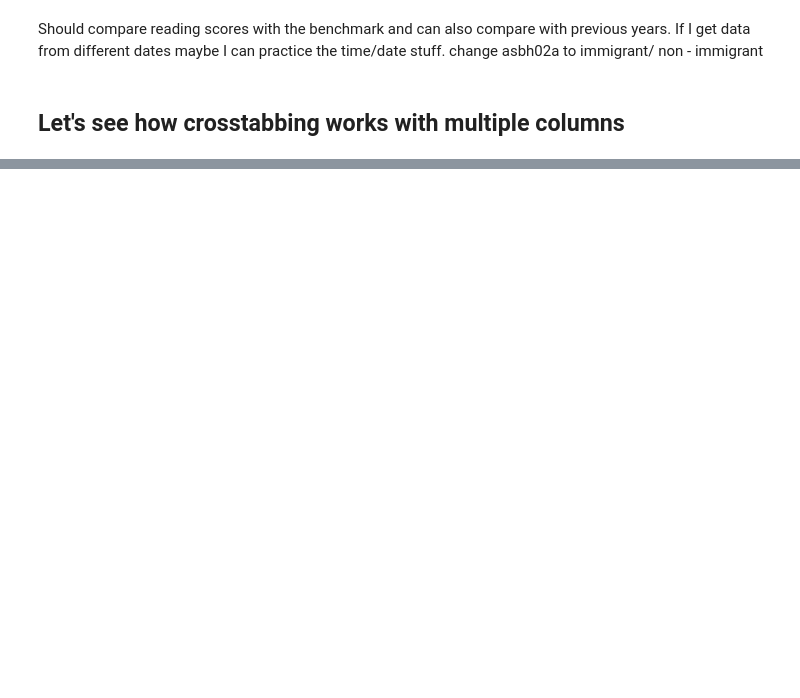
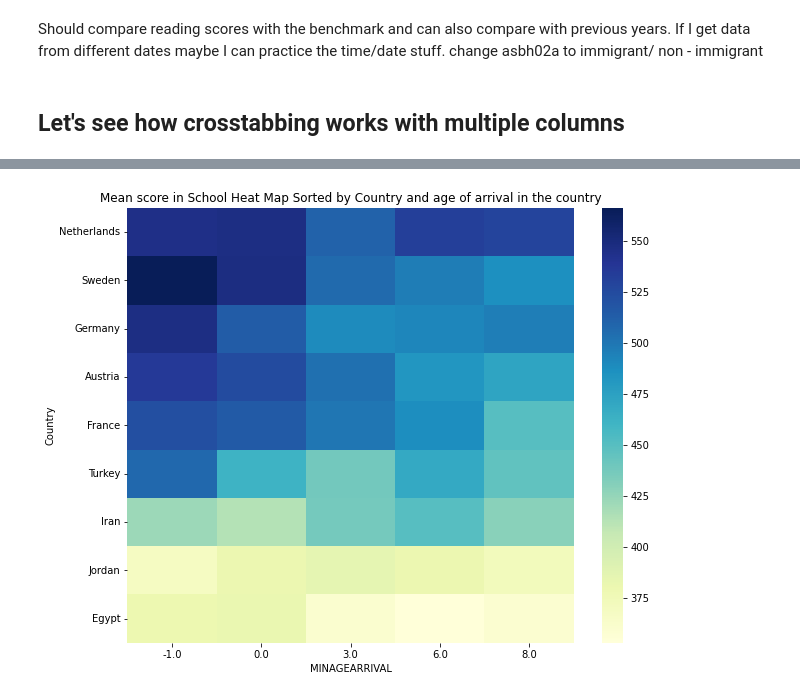
Before and after one commit to SophieESpencer/Comparison, a Jupyter notebook: 5.1 Analysis - immigrant status.ipynb, the cells around one changed output, grey strips where cells are left out. Drawn from its saved outputs; the diff is of its cells as text; code cells hidden in the pictures; blank space fills up the shorter version.

```diff
--- a/5.1 Analysis - immigrant status.ipynb
+++ b/5.1 Analysis - immigrant status.ipynb
@@ -152,0 +181,2 @@ If I get data from different dates maybe I can practice the time/date stuff. cha
+# %%
+df['MINAGEARRIVAL'] = df['MINAGEARRIVAL'].fillna(-1.0)
@@ -152,0 +192,2 @@ If I get data from different dates maybe I can practice the time/date stuff. cha
+# %%
+pivot_minage = df.pivot_table(values='avgscore', index=['Country'],columns=['MINAGEARRIVAL'],dropna = False)
@@ -152,0 +208,34 @@ If I get data from different dates maybe I can practice the time/date stuff. cha
+# %%
+# Step 2: Calculate the mean score for each country
+country_mean_scores = pivot_minage.groupby(level='Country').mean()
+
+# If you want to sum the mean scores across all assessment columns (if there are multiple), you can do:
+country_mean_scores['MeanTotal'] = country_mean_scores.mean(axis=1)
+
+# Sort countries by total values
+sorted_countries_means = country_mean_scores.sort_values(by='MeanTotal', ascending=False).index
+
+### Create a custom sorter for ASBH02A
+## asbh02a_sorter = ['Yes', 'No']
+
+# Get the current index as a DataFrame for sorting
+index_df = pivot_minage.index.to_frame()
+
+# Rename the columns to avoid conflict
+index_df = index_df.rename(columns={'Country': 'Country_'})
+
+# Sort the DataFrame first by Country using the sorted_countries and then by ASBH02A using the custom sorter
+index_df['Country_'] = pd.Categorical(index_df['Country_'], categories=sorted_countries_means, ordered=True)
+##index_df['ASBH02A_'] = pd.Categorical(index_df['ASBH02A_'], categories=asbh02a_sorter, ordered=True)
+index_df = index_df.sort_values(by=['Country_'])
+
+# Reindex the pivot table using the sorted index
+sorted_pivot_df = pivot_minage.loc[index_df.index]
+# %%
+# Plot the heat map
+plt.figure(figsize=(10, 8))
+sns.heatmap(sorted_pivot_df, annot=False, cmap='YlGnBu')
+plt.title('Mean score in School Heat Map Sorted by Country and age of arrival in the country')
+plt.show()
+# %% [output]
+[figure, added]
```
Also changed, not shown: parts of 7 cells of this notebook, 2 other files.
